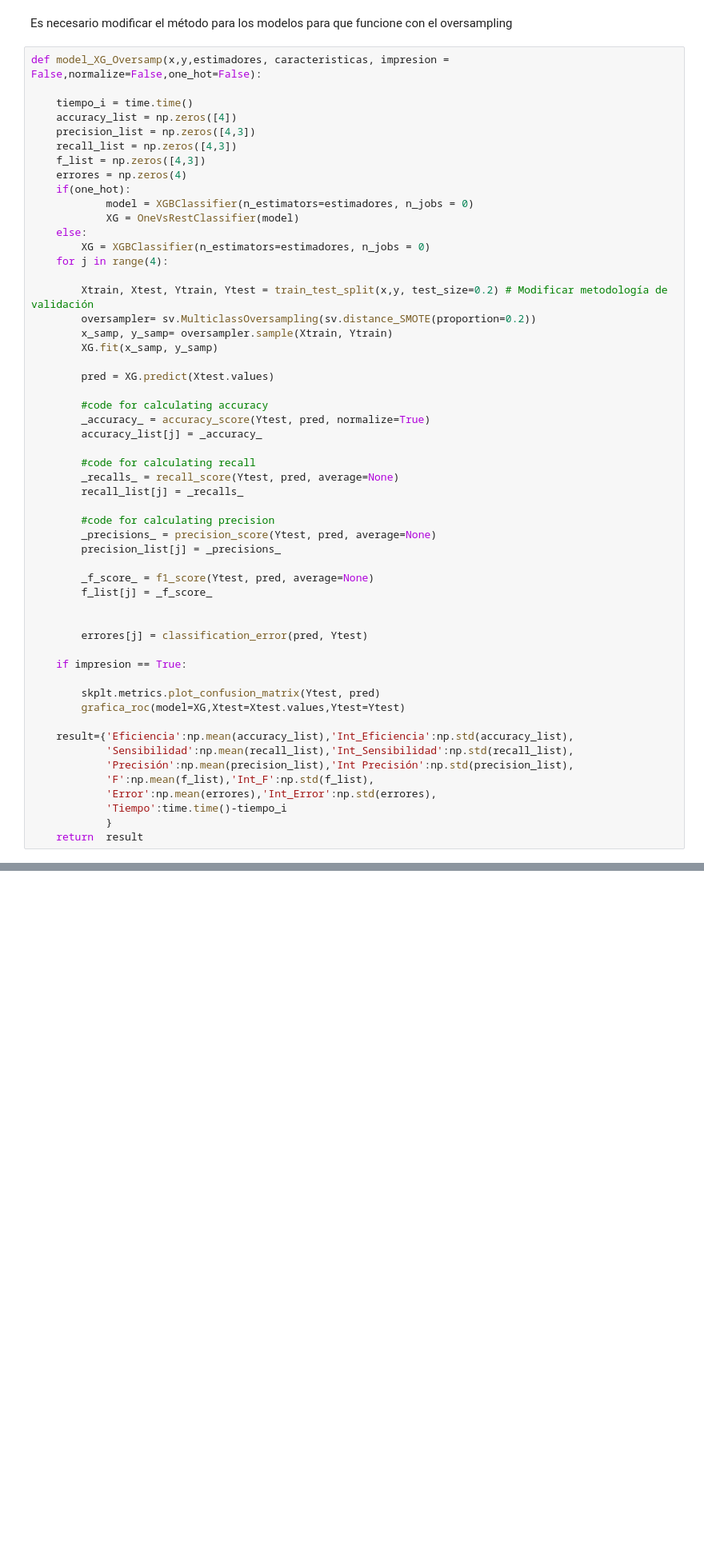
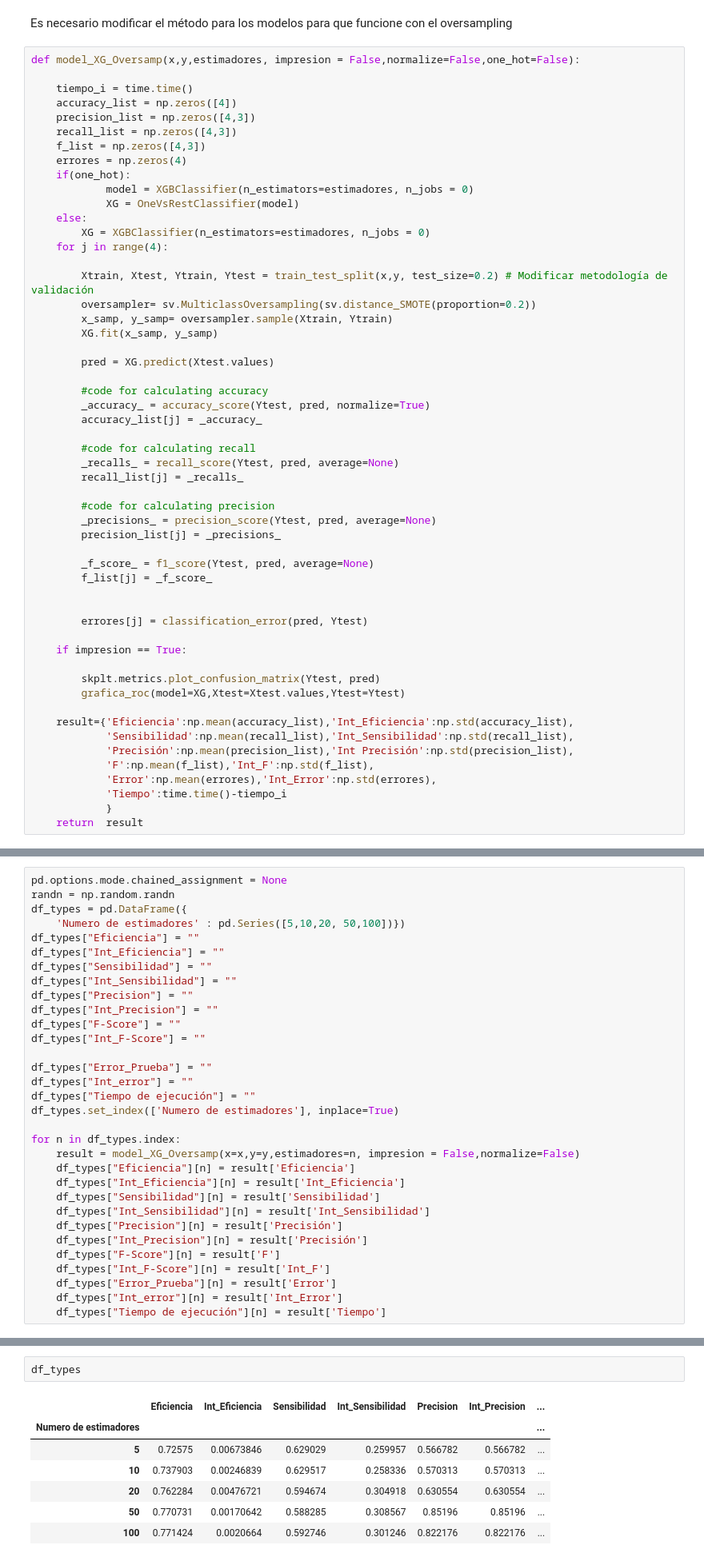
Before and after one commit to Dfriveraa/Accident-predictor, a Jupyter notebook: Opti_XGB.ipynb, the cells around one changed output, grey strips where cells are left out. Shown: that part at 80% size. Cells and saved outputs as stored; diff of their text form; blank space fills up the shorter version.

```diff
--- a/Opti_XGB.ipynb
+++ b/Opti_XGB.ipynb
@@ -245,7 +245,7 @@ x=df1.drop(['GRAVEDAD','PERIODO'],axis=1)
 # %% [markdown]
 Es necesario modificar el método para los modelos para que funcione con el oversampling
 # %%
-def model_XG_Oversamp(x,y,estimadores, caracteristicas, impresion = False,normalize=False,one_hot=False):
+def model_XG_Oversamp(x,y,estimadores, impresion = False,normalize=False,one_hot=False):
 
     tiempo_i = time.time()
     accuracy_list = np.zeros([4])
@@ -300,0 +305,32 @@ def model_XG_Oversamp(x,y,estimadores, caracteristicas, impresion = False,normal
+# %%
+pd.options.mode.chained_assignment = None
+randn = np.random.randn
+df_types = pd.DataFrame({
+    'Numero de estimadores' : pd.Series([5,10,20, 50,100])})
+df_types["Eficiencia"] = ""
+df_types["Int_Eficiencia"] = ""
+df_types["Sensibilidad"] = ""
+df_types["Int_Sensibilidad"] = ""
+df_types["Precision"] = ""
+df_types["Int_Precision"] = ""
+df_types["F-Score"] = ""
+df_types["Int_F-Score"] = ""
+
+df_types["Error_Prueba"] = ""
+df_types["Int_error"] = ""
+df_types["Tiempo de ejecución"] = ""
+df_types.set_index(['Numero de estimadores'], inplace=True)
+
+for n in df_types.index:
+    result = model_XG_Oversamp(x=x,y=y,estimadores=n, impresion = False,normalize=False)
+    df_types["Eficiencia"][n] = result['Eficiencia']
+    df_types["Int_Eficiencia"][n] = result['Int_Eficiencia']
+    df_types["Sensibilidad"][n] = result['Sensibilidad']
+    df_types["Int_Sensibilidad"][n] = result['Int_Sensibilidad']
+    df_types["Precision"][n] = result['Precisión']
+    df_types["Int_Precision"][n] = result['Precisión']
+    df_types["F-Score"][n] = result['F']
+    df_types["Int_F-Score"][n] = result['Int_F']
+    df_types["Error_Prueba"][n] = result['Error']
+    df_types["Int_error"][n] = result['Int_Error']
+    df_types["Tiempo de ejecución"][n] = result['Tiempo']
@@ -301 +361,11 @@ def model_XG_Oversamp(x,y,estimadores, caracteristicas, impresion = False,normal
+# %%
+df_types
+# %% [output]
+|  | Eficiencia | Int_Eficiencia | Sensibilidad | Int_Sensibilidad | Precision | Int_Precision | ... |
+| Numero de estimadores |  |  |  |  |  |  | ... |
+| 5 | 0.72575 | 0.00673846 | 0.629029 | 0.259957 | 0.566782 | 0.566782 | ... |
+| 10 | 0.737903 | 0.00246839 | 0.629517 | 0.258336 | 0.570313 | 0.570313 | ... |
+| 20 | 0.762284 | 0.00476721 | 0.594674 | 0.304918 | 0.630554 | 0.630554 | ... |
+| 50 | 0.770731 | 0.00170642 | 0.588285 | 0.308567 | 0.85196 | 0.85196 | ... |
+| 100 | 0.771424 | 0.0020664 | 0.592746 | 0.301246 | 0.822176 | 0.822176 | ... |
 # %%
```
Also changed, not shown: parts of 22 cells of this notebook, 3 other files.
